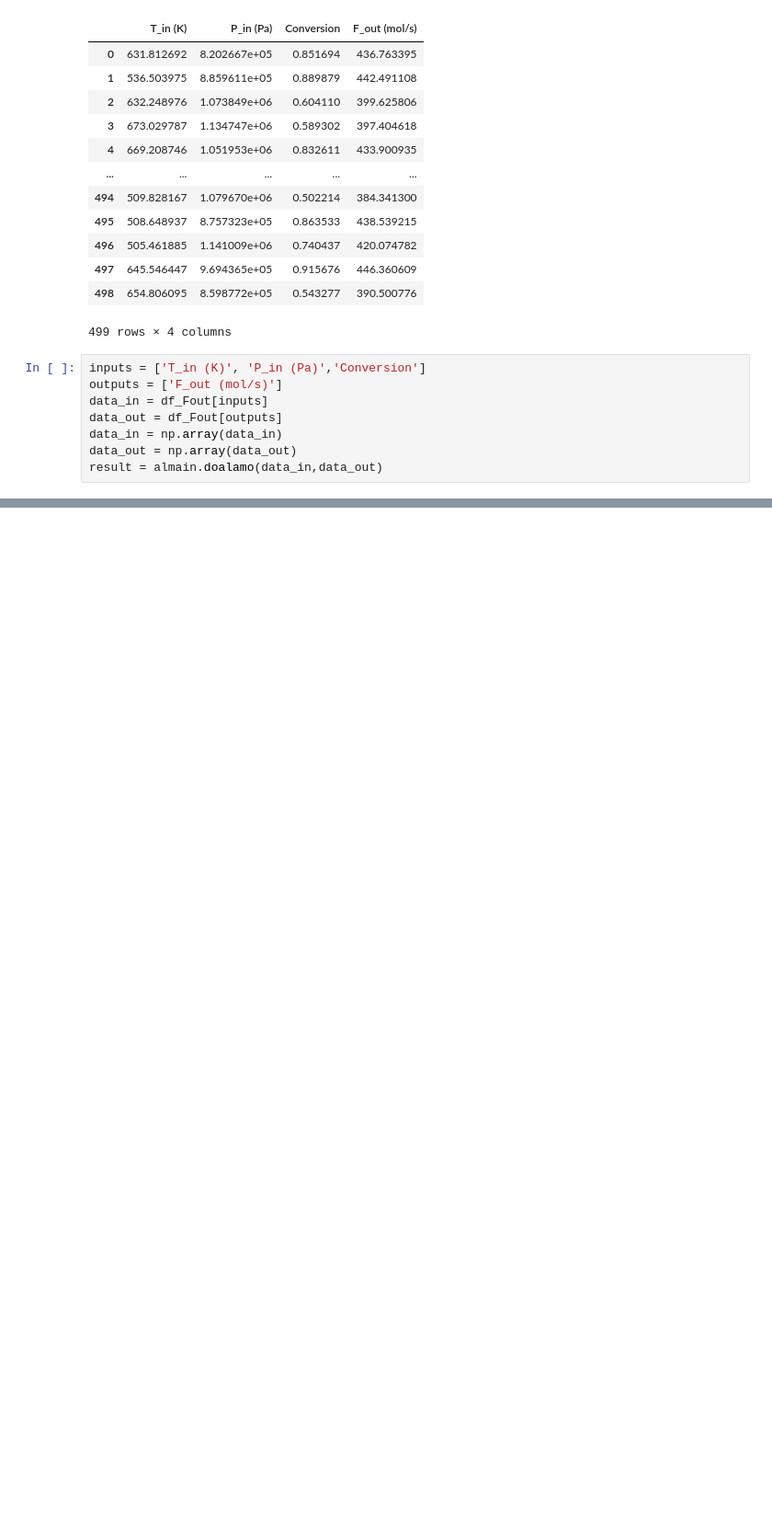
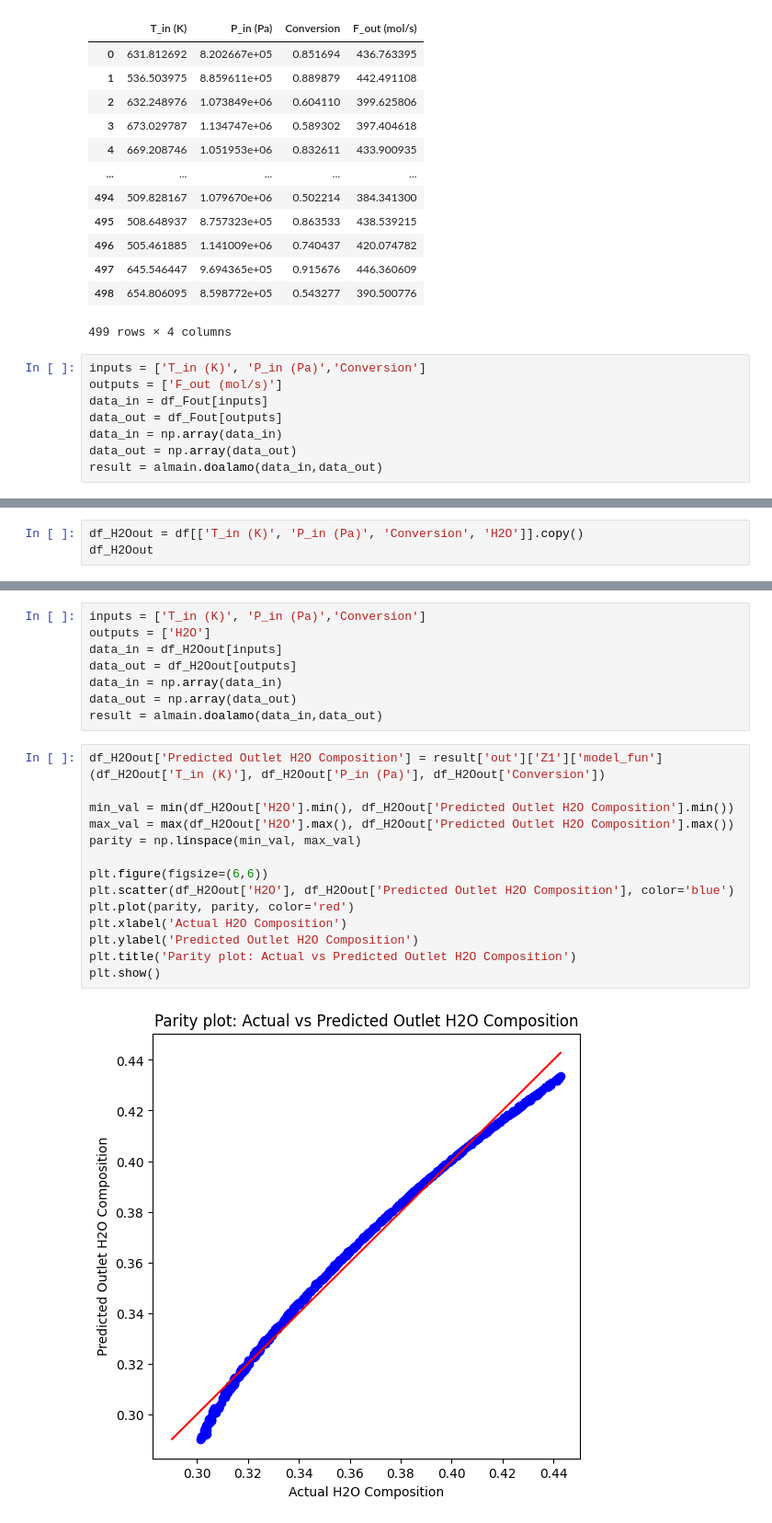
Before and after one commit to Robbybp/surrogate-vs-implicit, a Jupyter notebook: svi/Gibbs_reactor/Testing_Alamo.ipynb, the cells around one changed output, grey strips where cells are left out. Shown: that part at 92% size. Drawn from its saved outputs; the diff is of its cells as text; blank space fills up the shorter version.

```diff
--- a/svi/Gibbs_reactor/Testing_Alamo.ipynb
+++ b/svi/Gibbs_reactor/Testing_Alamo.ipynb
@@ -151,0 +238,3 @@ See the caveats in the documentation: https://pandas.pydata.org/pandas-docs/stab
+# %%
+df_H2Oout = df[['T_in (K)', 'P_in (Pa)', 'Conversion', 'H2O']].copy()
+df_H2Oout
@@ -151,0 +255,24 @@ See the caveats in the documentation: https://pandas.pydata.org/pandas-docs/stab
+# %%
+inputs = ['T_in (K)', 'P_in (Pa)','Conversion']
+outputs = ['H2O']
+data_in = df_H2Oout[inputs]
+data_out = df_H2Oout[outputs]
+data_in = np.array(data_in)
+data_out = np.array(data_out)
+result = almain.doalamo(data_in,data_out)
+# %%
+df_H2Oout['Predicted Outlet H2O Composition'] = result['out']['Z1']['model_fun'](df_H2Oout['T_in (K)'], df_H2Oout['P_in (Pa)'], df_H2Oout['Conversion'])
+
+min_val = min(df_H2Oout['H2O'].min(), df_H2Oout['Predicted Outlet H2O Composition'].min())
+max_val = max(df_H2Oout['H2O'].max(), df_H2Oout['Predicted Outlet H2O Composition'].max())
+parity = np.linspace(min_val, max_val)
+
+plt.figure(figsize=(6,6))
+plt.scatter(df_H2Oout['H2O'], df_H2Oout['Predicted Outlet H2O Composition'], color='blue')
+plt.plot(parity, parity, color='red')
+plt.xlabel('Actual H2O Composition')
+plt.ylabel('Predicted Outlet H2O Composition')
+plt.title('Parity plot: Actual vs Predicted Outlet H2O Composition')
+plt.show()
+# %% [output]
+[figure, added]
```
Also changed, not shown: parts of 34 cells of this notebook.
